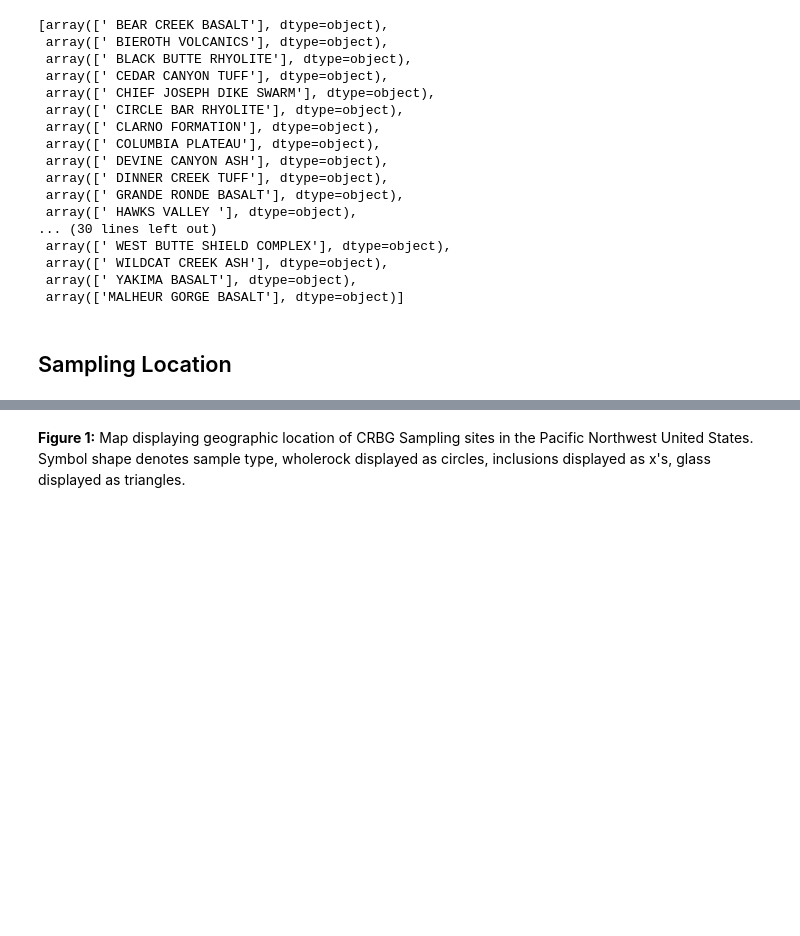
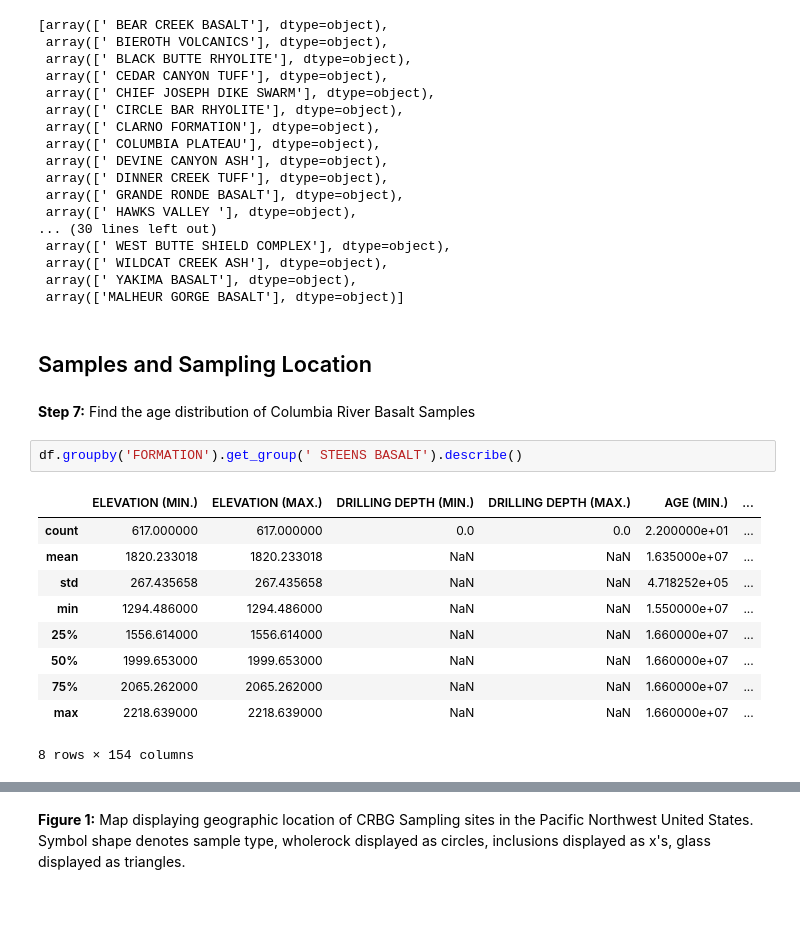
Before and after one commit to lhlinka/rces-final-project, a Jupyter notebook: finalproject.ipynb, the cells around one changed output, grey strips where cells are left out. Drawn from its saved outputs; the diff is of its cells as text; blank space fills up the shorter version.

```diff
--- a/finalproject.ipynb
+++ b/finalproject.ipynb
@@ -250,4 +247,19 @@ list(gb_wholerock.FORMATION.unique())
  array([' YAKIMA BASALT'], dtype=object),
  array(['MALHEUR GORGE BASALT'], dtype=object)]
 # %% [markdown]
-## Sampling Location
+## Samples and Sampling Location
+# %% [markdown]
+<b>Step 7:</b> Find the age distribution of Columbia River Basalt Samples
+# %%
+df.groupby('FORMATION').get_group(' STEENS BASALT').describe()
+# %% [output]
+|  | ELEVATION (MIN.) | ELEVATION (MAX.) | DRILLING DEPTH (MIN.) | DRILLING DEPTH (MAX.) | AGE (MIN.) | ... |
+| count | 617.000000 | 617.000000 | 0.0 | 0.0 | 2.200000e+01 | ... |
+| mean | 1820.233018 | 1820.233018 | NaN | NaN | 1.635000e+07 | ... |
+| std | 267.435658 | 267.435658 | NaN | NaN | 4.718252e+05 | ... |
+| min | 1294.486000 | 1294.486000 | NaN | NaN | 1.550000e+07 | ... |
+| 25% | 1556.614000 | 1556.614000 | NaN | NaN | 1.660000e+07 | ... |
+| 50% | 1999.653000 | 1999.653000 | NaN | NaN | 1.660000e+07 | ... |
+| 75% | 2065.262000 | 2065.262000 | NaN | NaN | 1.660000e+07 | ... |
+| max | 2218.639000 | 2218.639000 | NaN | NaN | 1.660000e+07 | ... |
+8 rows × 154 columns
```
Also changed, not shown: parts of 17 cells of this notebook.
